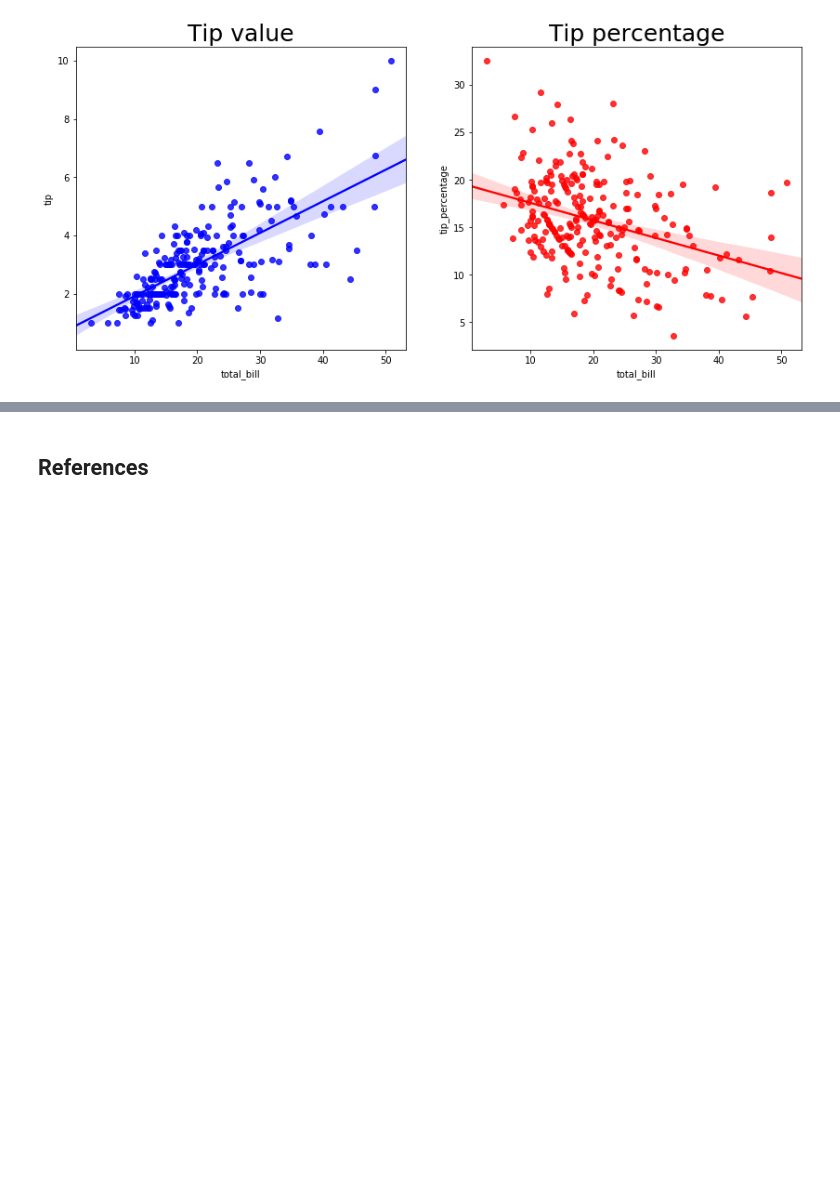
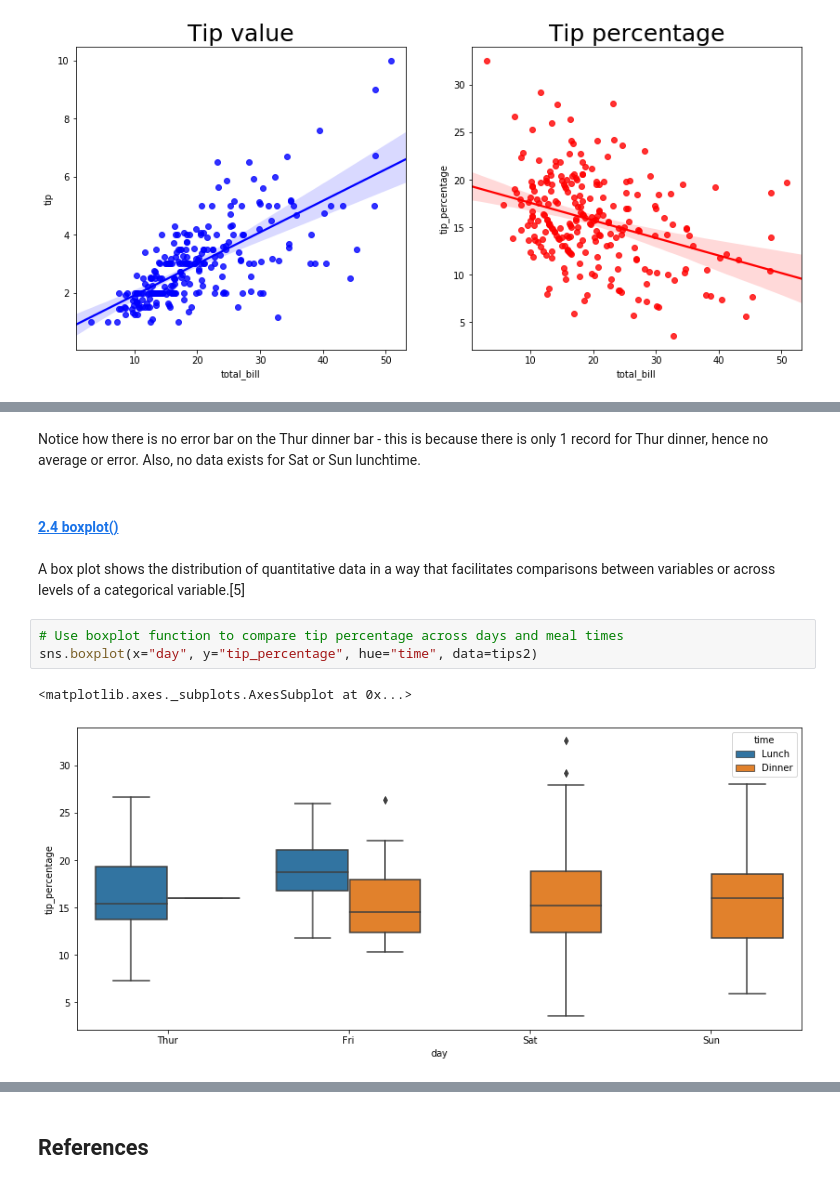
Before and after one commit to BarryClarke/Fundamentals---Assessment-2019, a Jupyter notebook: Tips dataset.ipynb, the cells around one changed output, grey strips where cells are left out. Saved outputs shown, nothing was run; the diff lists cells and outputs as text; blank space fills up the shorter version.

```diff
--- a/Tips dataset.ipynb
+++ b/Tips dataset.ipynb
@@ -231,0 +232,12 @@ tips.groupby(['day', 'time']).sum()
+# %% [markdown]
+Notice how there is no error bar on the Thur dinner bar - this is because there is only 1 record for Thur dinner, hence no average or error. Also, no data exists for Sat or Sun lunchtime.
+# %% [markdown]
+#### [2.4 boxplot()](https://seaborn.pydata.org/generated/seaborn.boxplot.html#seaborn.boxplot)
+# %% [markdown]
+A box plot shows the distribution of quantitative data in a way that facilitates comparisons between variables or across levels of a categorical variable.[5]
+# %%
+# Use boxplot function to compare tip percentage across days and meal times
+sns.boxplot(x="day", y="tip_percentage", hue="time", data=tips2)
+# %% [output]
+<matplotlib.axes._subplots.AxesSubplot at 0x...>
+[figure, added]
```
Also changed, not shown: parts of 19 cells of this notebook.
